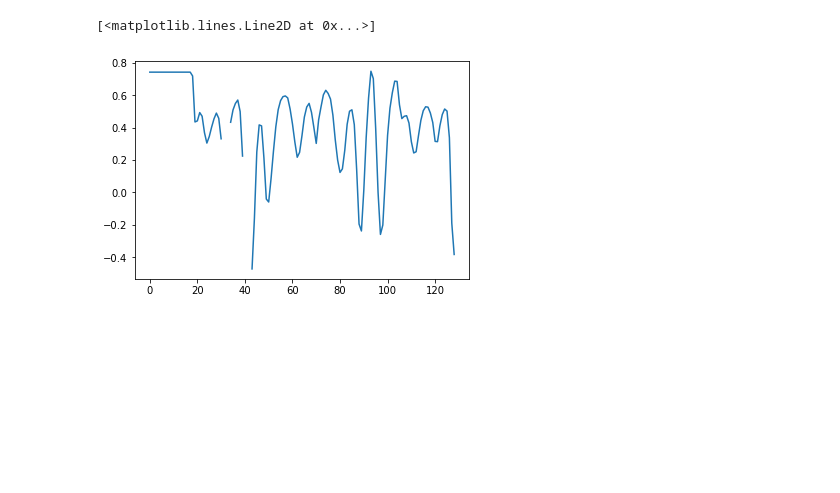
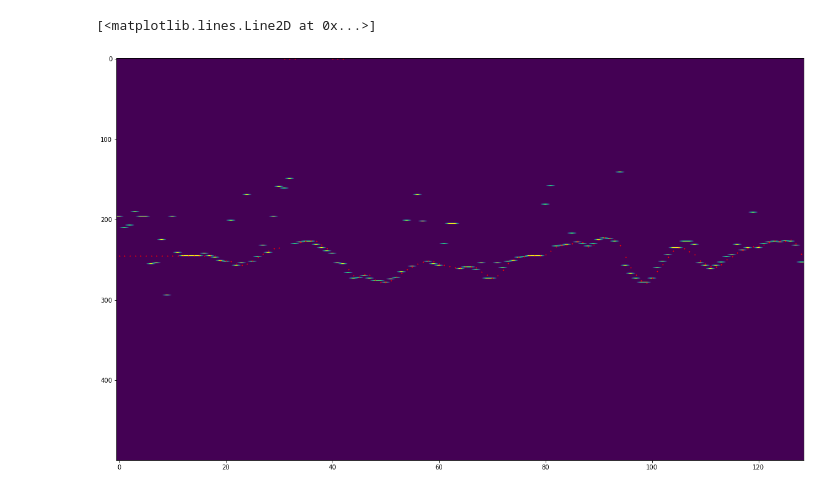
Before and after one commit to Etomer/timeshift_ML, a Jupyter notebook: scripts/evaluate_model_over_time.ipynb, the cells around one changed output. Cells and saved outputs as stored; diff of their text form; code cells hidden in the pictures; blank space fills up the shorter version.

```diff
--- a/scripts/evaluate_model_over_time.ipynb
+++ b/scripts/evaluate_model_over_time.ipynb
@@ -78,12 +78,22 @@ for mic1 in range(12):
 
         pairs_gt[counter] = (np.linalg.norm(sender_position_at_chunk - receivers[mic1],axis=1) - np.linalg.norm(sender_position_at_chunk - receivers[mic2],axis=1))
         counter += 1
-# %%
-#mic1 = 0
-#mic2 = 1
-pair_i = 0
-
-#plt.plot(pairs_gt[pair_i])
-# %% [output]
-[<matplotlib.lines.Line2D at 0x...>]
-[figure, removed]
+# %%
+# Settings --------------------------------------
+dataset_path = "../data/datasets/impulse_response_medium_evaluation.hdf5"
+
+# model_folder = "../runs/astral-shadow-62/"
+# checkpoint = "new_type_dataset_medium_astral-shadow-62_900.pth" #False
+
+model_folder = "../runs/gallant-waterfall-89/"
+checkpoint = "gallant-waterfall-89_400.pth"
+
+# model_folder = "../runs/non_wandb/"
+# checkpoint = "not_logged_0.pth" #False
+
+# model_folder = "../runs/gcc_phat/"
+# checkpoint = False
+
+batch_size = 100 # just needed to make computation smooth
+device = "cpu"#'cuda:1' if torch.cuda.is_available() else ('mps' if torch.backends.mps.is_available() else 'cpu')
+#-------------------------------------------------
@@ -89,0 +154,25 @@ pair_i = 0
+# %%
+#mic1 = 0
+#mic2 = 1
+pair_i = 11
+X = torch.tensor(pairs[pair_i],dtype=torch.float)
+#X = X/4e4
+#X[:,:,:50] = 0
+pred = model(X)
+def y_to_class_gt(y, guess_grid_size, max_shift) :
+        y[y.abs() > max_shift] = max_shift*y[y.abs() > max_shift].sign()
+
+        bin_width = max_shift*2/guess_grid_size
+        y = (y/bin_width).round() + guess_grid_size // 2
+        y[y == guess_grid_size] = guess_grid_size - 1
+        return y.long()
+y = y_to_class_gt(torch.tensor(pairs_gt[pair_i]*16000/343), config["guess_grid_size"], config["max_shift"])
+# %%
+plt.figure(figsize=(20,12))
+plt.imshow(pred.softmax(dim=1).detach().T, aspect='auto')
+plt.plot(y,'r.',markersize=2)
+
+#plt.ylim(40,60)
+# %% [output]
+[<matplotlib.lines.Line2D at 0x...>]
+[figure, added]
```
Also changed, not shown: parts of 2 cells of this notebook, 5 other files.
